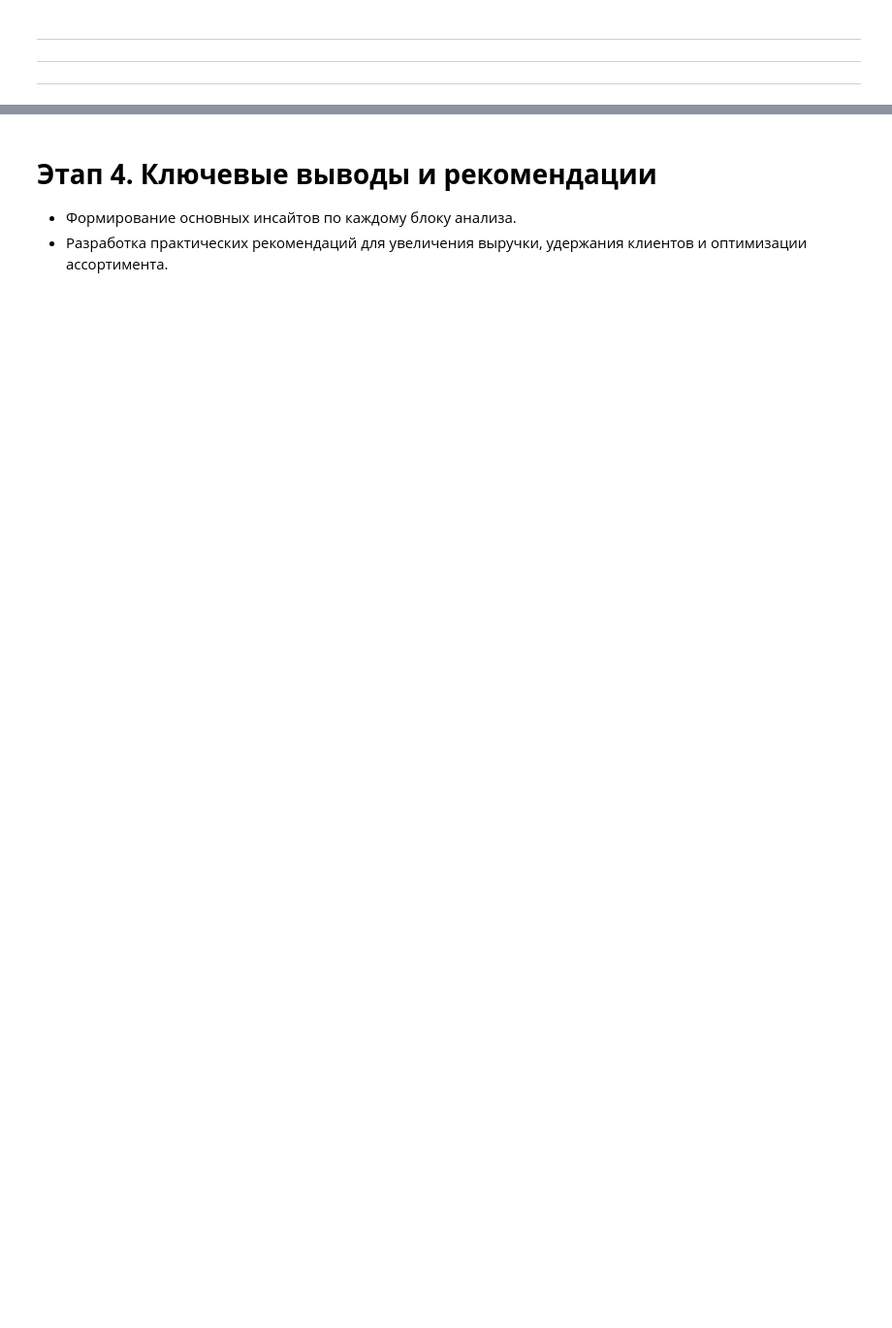
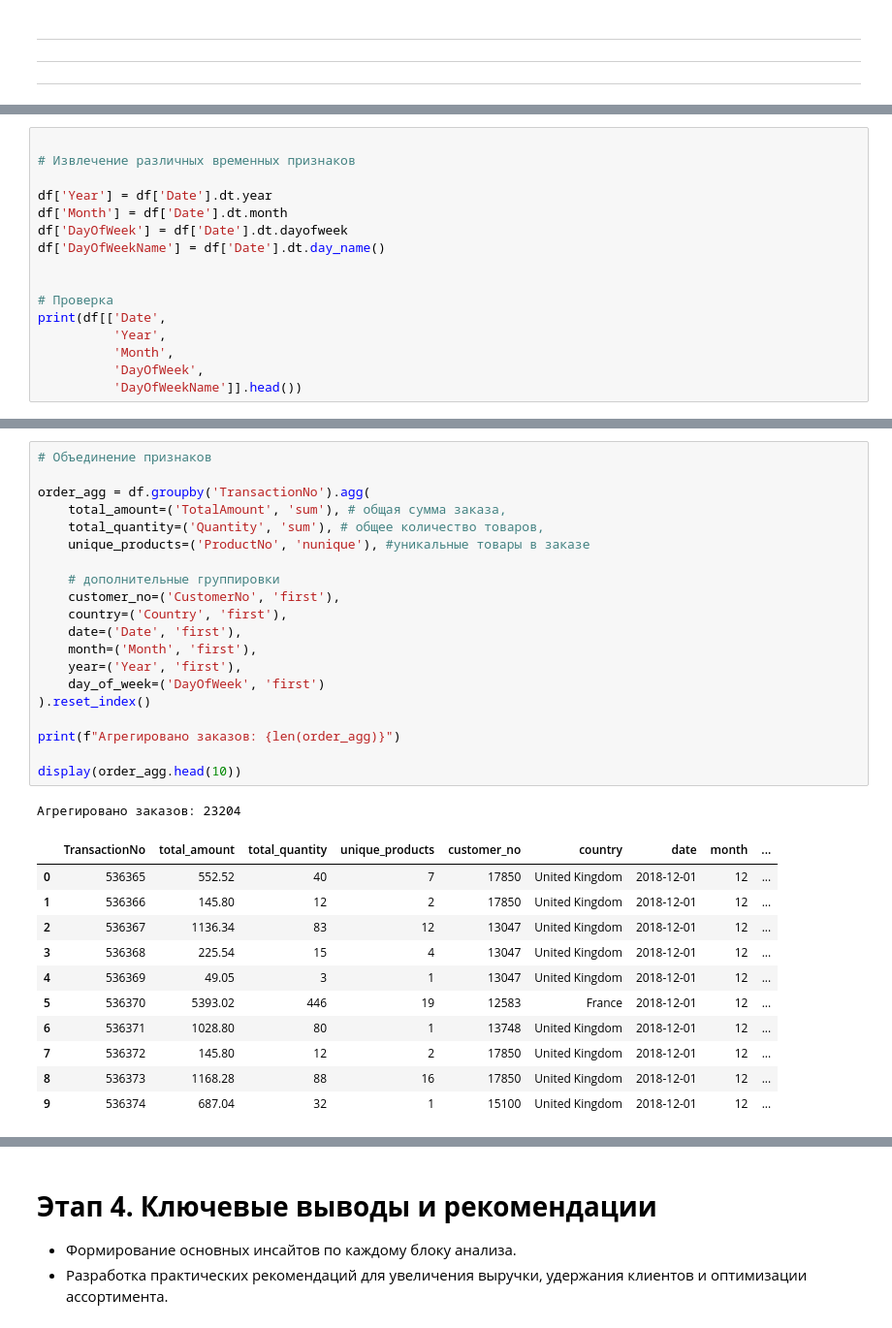
Before and after one commit to dazzens/dazzens, a Jupyter notebook: EDA_проект.ipynb, the cells around one changed output, grey strips where cells are left out. Shown at 97% size. Cells and saved outputs as stored; diff of their text form; blank space fills up the shorter version.

```diff
--- a/EDA_проект.ipynb
+++ b/EDA_проект.ipynb
@@ -1318,0 +1310,16 @@ dtype: int64
+# %%
+
+# Извлечение различных временных признаков
+
+df['Year'] = df['Date'].dt.year
+df['Month'] = df['Date'].dt.month
+df['DayOfWeek'] = df['Date'].dt.dayofweek
+df['DayOfWeekName'] = df['Date'].dt.day_name()
+
+
+# Проверка
+print(df[['Date',
+          'Year',
+          'Month',
+          'DayOfWeek',
+          'DayOfWeekName']].head())
@@ -1318,0 +1403,33 @@ dtype: int64
+# %%
+# Объединение признаков
+
+order_agg = df.groupby('TransactionNo').agg(
+    total_amount=('TotalAmount', 'sum'), # общая сумма заказа,
+    total_quantity=('Quantity', 'sum'), # общее количество товаров,
+    unique_products=('ProductNo', 'nunique'), #уникальные товары в заказе
+
+    # дополнительные группировки
+    customer_no=('CustomerNo', 'first'),
+    country=('Country', 'first'),
+    date=('Date', 'first'),
+    month=('Month', 'first'),
+    year=('Year', 'first'),
+    day_of_week=('DayOfWeek', 'first')
+).reset_index()
+
+print(f"Агрегировано заказов: {len(order_agg)}")
+
+display(order_agg.head(10))
+# %% [output]
+Агрегировано заказов: 23204
+|  | TransactionNo | total_amount | total_quantity | unique_products | customer_no | country | date | month | ... |
+| 0 | 536365 | 552.52 | 40 | 7 | 17850 | United Kingdom | 2018-12-01 | 12 | ... |
+| 1 | 536366 | 145.80 | 12 | 2 | 17850 | United Kingdom | 2018-12-01 | 12 | ... |
+| 2 | 536367 | 1136.34 | 83 | 12 | 13047 | United Kingdom | 2018-12-01 | 12 | ... |
+| 3 | 536368 | 225.54 | 15 | 4 | 13047 | United Kingdom | 2018-12-01 | 12 | ... |
+| 4 | 536369 | 49.05 | 3 | 1 | 13047 | United Kingdom | 2018-12-01 | 12 | ... |
+| 5 | 536370 | 5393.02 | 446 | 19 | 12583 | France | 2018-12-01 | 12 | ... |
+| 6 | 536371 | 1028.80 | 80 | 1 | 13748 | United Kingdom | 2018-12-01 | 12 | ... |
+| 7 | 536372 | 145.80 | 12 | 2 | 17850 | United Kingdom | 2018-12-01 | 12 | ... |
+| 8 | 536373 | 1168.28 | 88 | 16 | 17850 | United Kingdom | 2018-12-01 | 12 | ... |
+| 9 | 536374 | 687.04 | 32 | 1 | 15100 | United Kingdom | 2018-12-01 | 12 | ... |
```
Also changed, not shown: parts of 71 cells of this notebook.
